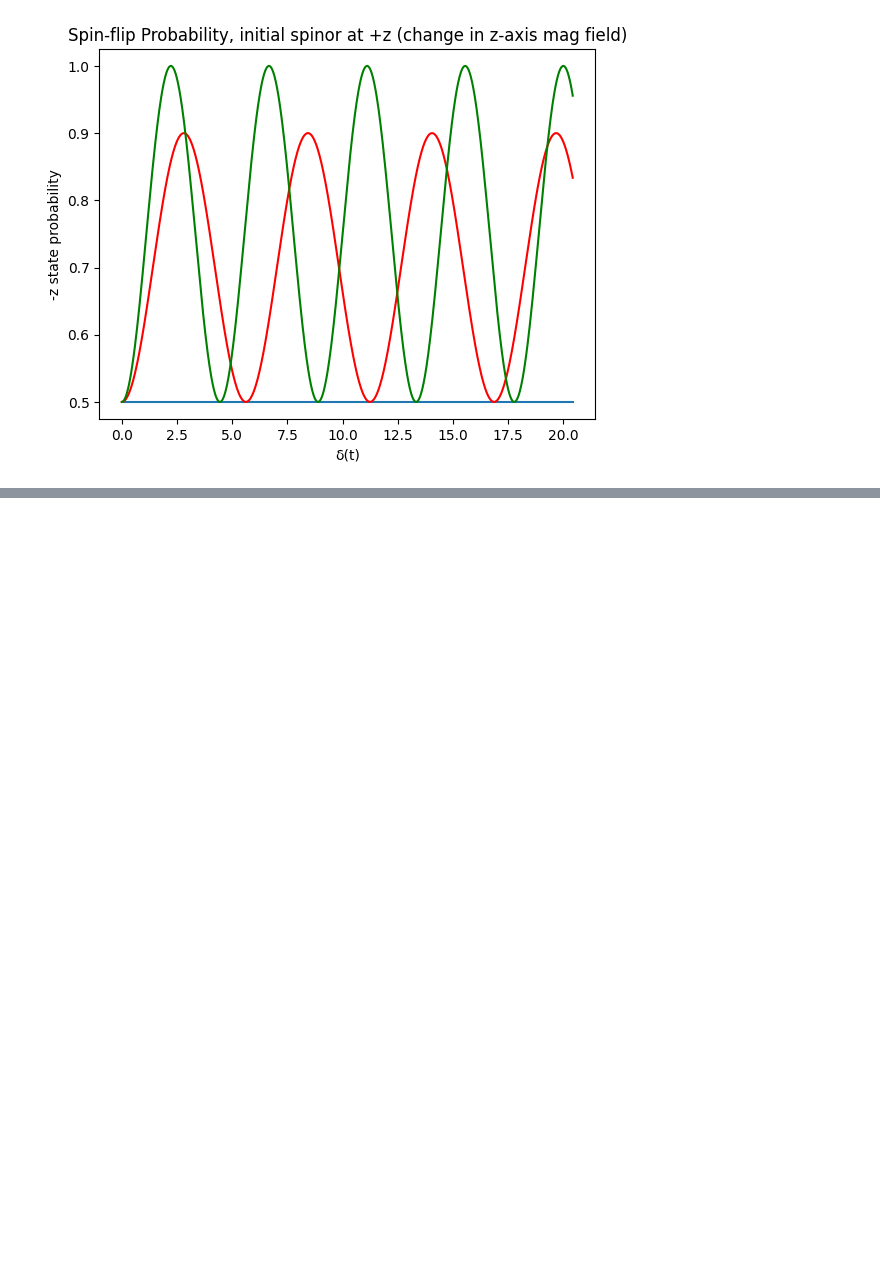
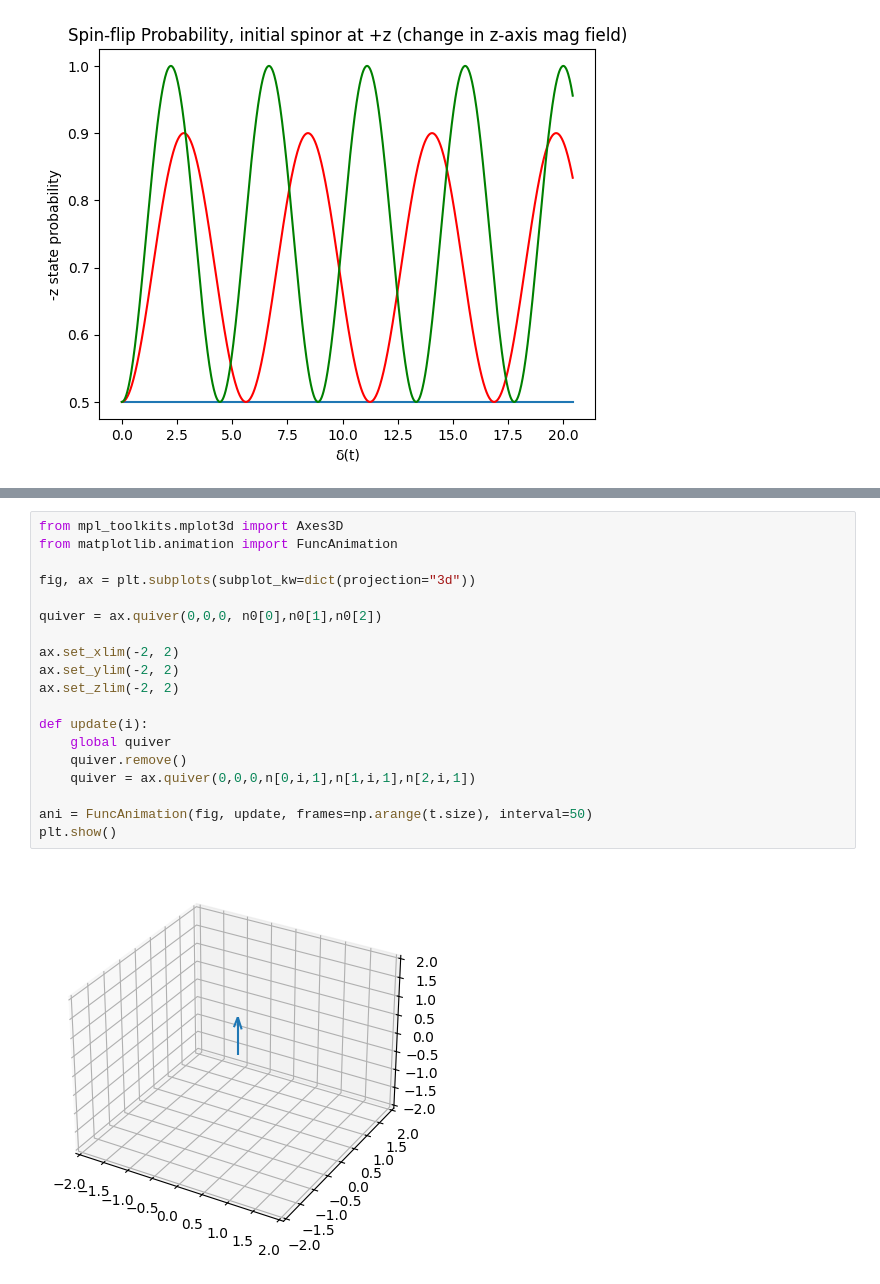
Before and after one commit to zanevc5555/physics-applets, a Jupyter notebook: SpinEnsembles.ipynb, the cells around one changed output, grey strips where cells are left out. Cells and saved outputs as stored; diff of their text form; blank space fills up the shorter version.

```diff
--- a/SpinEnsembles.ipynb
+++ b/SpinEnsembles.ipynb
@@ -507,0 +559,21 @@ plt.show()
+# %%
+from mpl_toolkits.mplot3d import Axes3D
+from matplotlib.animation import FuncAnimation
+
+fig, ax = plt.subplots(subplot_kw=dict(projection="3d"))
+
+quiver = ax.quiver(0,0,0, n0[0],n0[1],n0[2])
+
+ax.set_xlim(-2, 2)
+ax.set_ylim(-2, 2)
+ax.set_zlim(-2, 2)
+
+def update(i):
+    global quiver
+    quiver.remove()
+    quiver = ax.quiver(0,0,0,n[0,i,1],n[1,i,1],n[2,i,1])
+
+ani = FuncAnimation(fig, update, frames=np.arange(t.size), interval=50)
+plt.show()
+# %% [output]
+[figure, added]
```
Also changed, not shown: parts of 5 cells of this notebook, 2 other files.
